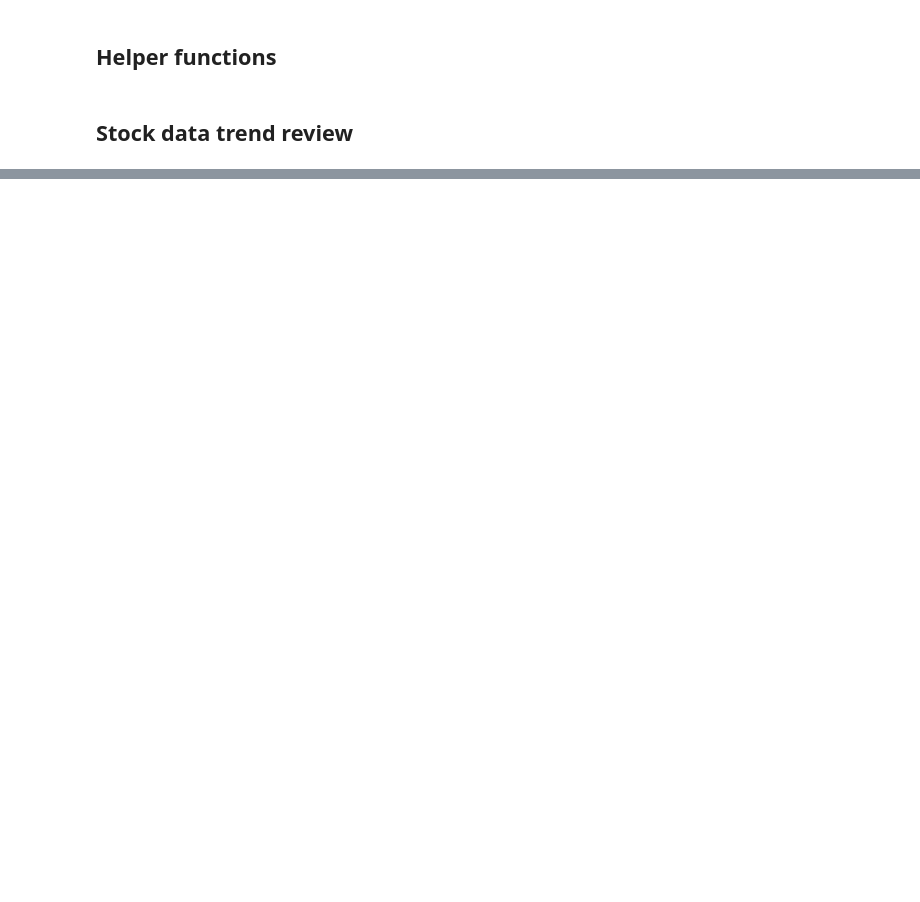
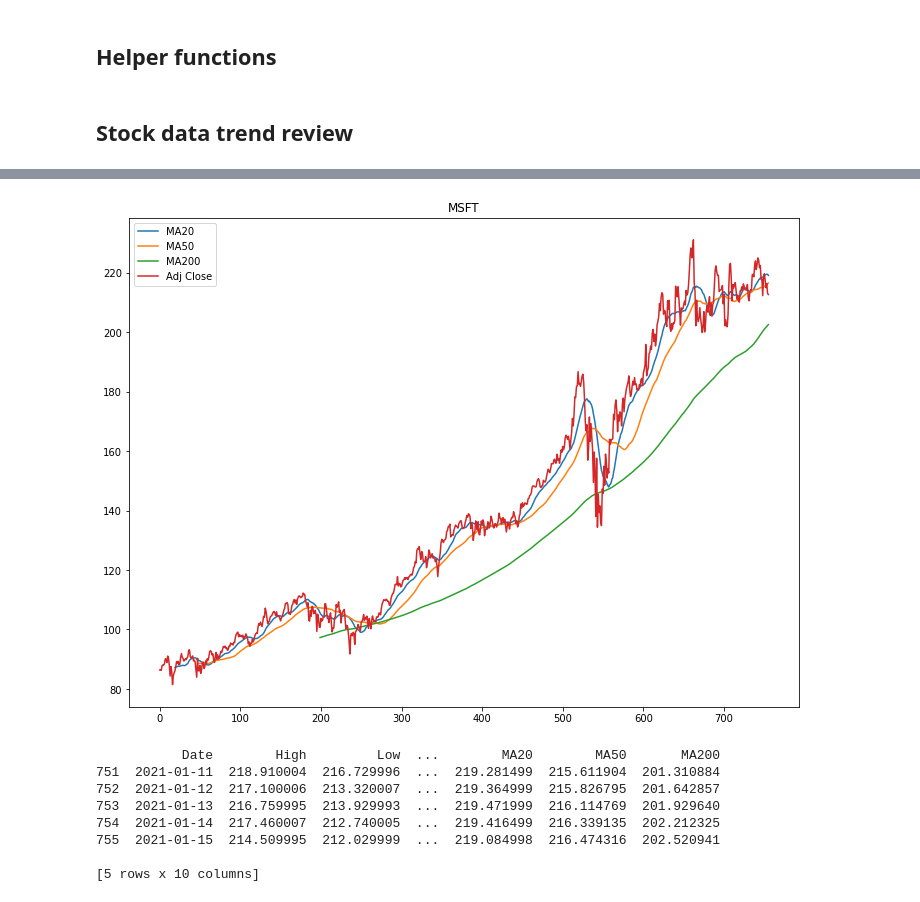
Before and after one commit to maxwillzq/algoTrading, a Jupyter notebook: Portfolio_Optimization_Algo_Trading.ipynb, the cells around one changed output, grey strips where cells are left out. Cells and saved outputs as stored; diff of their text form; code cells hidden in the pictures; blank space fills up the shorter version.

```diff
--- a/Portfolio_Optimization_Algo_Trading.ipynb
+++ b/Portfolio_Optimization_Algo_Trading.ipynb
@@ -100,0 +111,12 @@ print(df.tail())
+# %%
+draw_moving_average_plot(df)
+# %% [output]
+[figure, added]
+           Date        High         Low  ...        MA20        MA50       MA200
+751  2021-01-11  218.910004  216.729996  ...  219.281499  215.611904  201.310884
+752  2021-01-12  217.100006  213.320007  ...  219.364999  215.826795  201.642857
+753  2021-01-13  216.759995  213.929993  ...  219.471999  216.114769  201.929640
+754  2021-01-14  217.460007  212.740005  ...  219.416499  216.339135  202.212325
+755  2021-01-15  214.509995  212.029999  ...  219.084998  216.474316  202.520941
+
+[5 rows x 10 columns]
```
Also changed, not shown: parts of 16 cells of this notebook.
